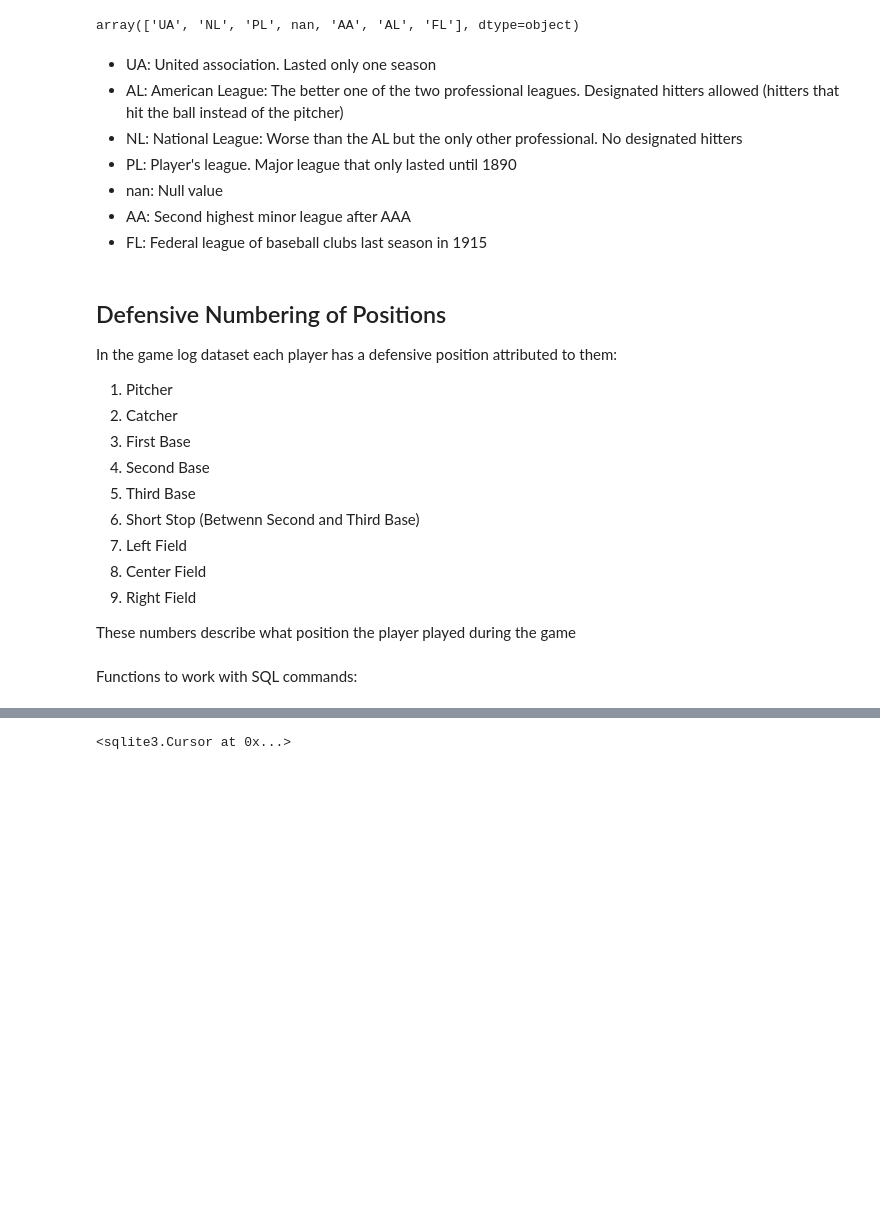
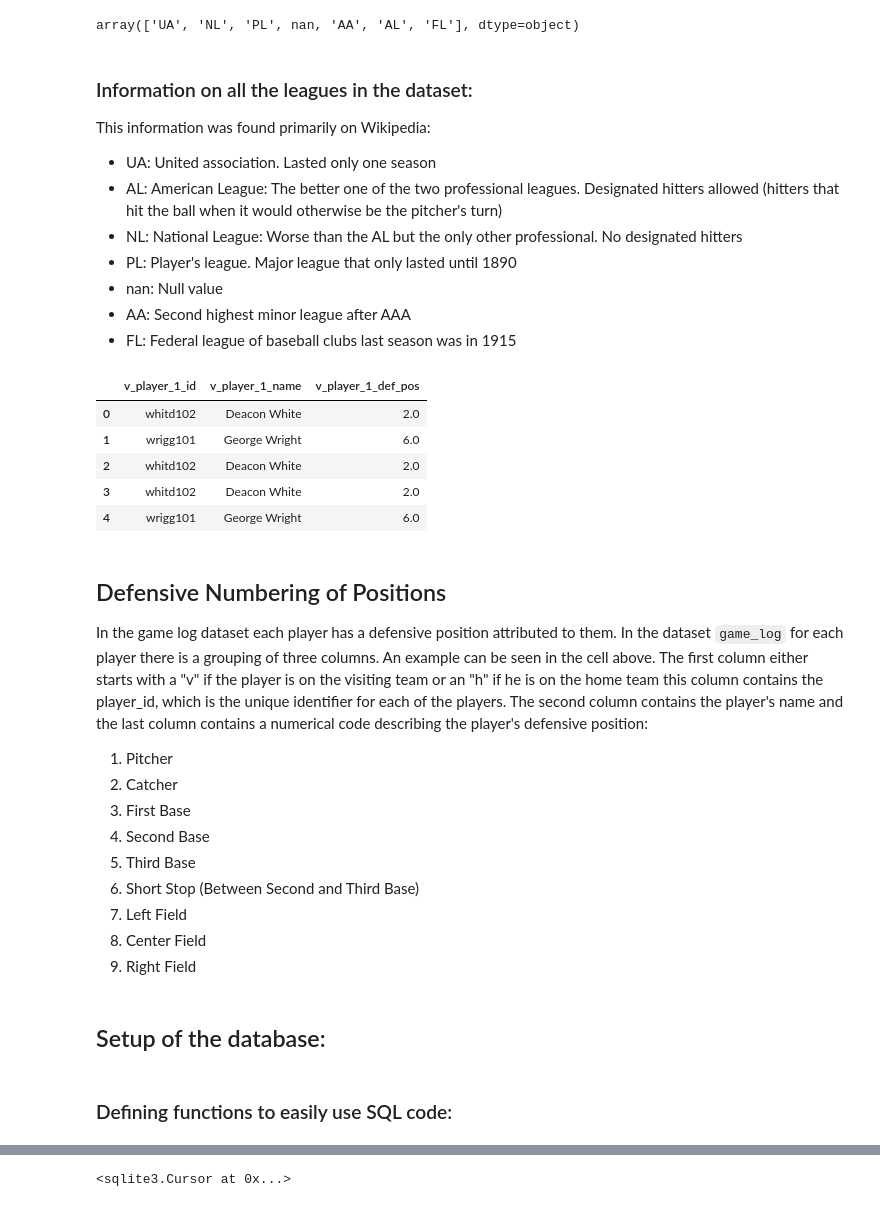
Before and after one commit to jillerhaus/DQ_Project_10_Designing_and_Creating_an_MLB_Database, a Jupyter notebook: Project_Create_Databse.ipynb, the cells around one changed output, grey strips where cells are left out. Cells and saved outputs as stored; diff of their text form; code cells hidden in the pictures; blank space fills up the shorter version.

Commit message:
improved clarity of markdown cells in SQL setup part

```diff
--- a/Project_Create_Databse.ipynb
+++ b/Project_Create_Databse.ipynb
@@ -119,30 +163,41 @@ team_codes['league'].unique()
 # %% [output]
 array(['UA', 'NL', 'PL', nan, 'AA', 'AL', 'FL'], dtype=object)
 # %% [markdown]
+### Information on all the leagues in the dataset:
+This information was found primarily on Wikipedia:
 * UA: United association. Lasted only one season
-* AL: American League: The better one of the two professional leagues. Designated hitters allowed (hitters that hit the ball instead of the pitcher)
+* AL: American League: The better one of the two professional leagues. Designated hitters allowed (hitters that hit the ball when it would otherwise be the pitcher's turn)
 * NL: National League: Worse than the AL but the only other professional. No designated hitters
 * PL: Player's league. Major league that only lasted until 1890
 * nan: Null value
 * AA:  Second highest minor league after AAA
-* FL: Federal league of baseball clubs last season in 1915
+* FL: Federal league of baseball clubs last season was in 1915
+# %%
+game_log.head().iloc[:,105:108]
+# %% [output]
+|  | v_player_1_id | v_player_1_name | v_player_1_def_pos |
+| 0 | whitd102 | Deacon White | 2.0 |
+| 1 | wrigg101 | George Wright | 6.0 |
+| 2 | whitd102 | Deacon White | 2.0 |
+| 3 | whitd102 | Deacon White | 2.0 |
+| 4 | wrigg101 | George Wright | 6.0 |
 # %% [markdown]
 ## Defensive Numbering of Positions
 
-In the game log dataset each player has a defensive position attributed to them:
+In the game log dataset each player has a defensive position attributed to them. In the dataset `game_log` for each player there is a grouping of three columns. An example can be seen in the cell above. The first column either starts with a "v" if the player is on the visiting team or an "h" if he is on the home team this column contains the player_id, which is the unique identifier for each of the players. The second column contains the player's name and the last column contains a numerical code describing the player's defensive position:
 
 1. Pitcher
 2. Catcher
 3. First Base
 4. Second Base
 5. Third Base
-6. Short Stop (Betwenn Second and Third Base)
+6. Short Stop (Between Second and Third Base)
 7. Left Field
 8. Center Field
 9. Right Field
-
-These numbers describe what position the player played during the game
-# %% [markdown]
-Functions to work with SQL commands:
+# %% [markdown]
+## Setup of the database:
+# %% [markdown]
+### Defining functions to easily use SQL code:
 # %%
 def run_command(c):
```
Also changed, not shown: parts of 35 cells of this notebook.
